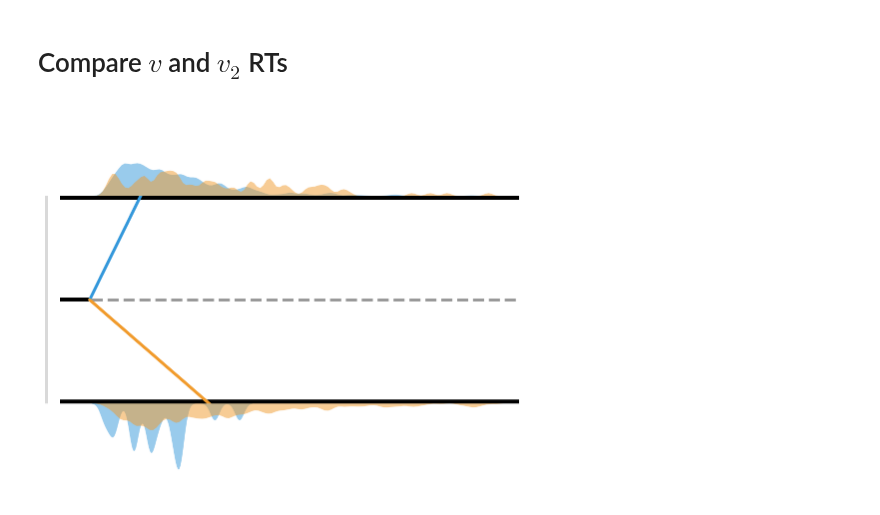
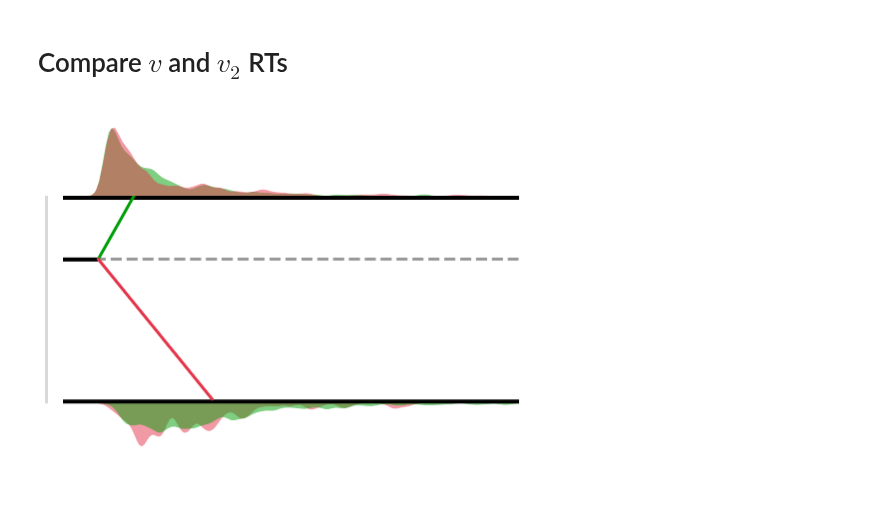
Before and after one commit to CoAxLab/AdaptiveDecisionMaking_2018, a Jupyter notebook: notebooks/Lab1 - SDT and DDM.ipynb, the cells around one changed output. Saved outputs shown, nothing was run; the diff lists cells and outputs as text; code cells hidden in the pictures.

```diff
--- a/notebooks/Lab1 - SDT and DDM.ipynb
+++ b/notebooks/Lab1 - SDT and DDM.ipynb
@@ -14,6 +14,7 @@ from IPython.display import display, Latex
 %matplotlib inline
 # from safaribook import safariplot as splot
 # splot.style('safari-day')
+sns.set(style='white', font_scale=1.3)
 # %% [markdown]
 # Signal Detection Theory
 # %%
@@ -58,14 +31,13 @@ def sim_ddm_trace(rProb, trace, parameters):
 # %%
-a = .15 # boundary height
-v = .24 # strong drift-rate
-v2 = -.12 # weak drift-rate for comparison
+a = .10 # boundary height
+v = .14 # strong drift-rate
 tr = .25 # nondecision time (in seconds)
 z = .5 # starting point ([0,1], fraction of a)
 
-dt = .001 # time step
+dt = .001 # time stepsize
 si = .1 # sigma (noise scalar)
-deadline = 1.75 # max decision time
+dx = si * np.sqrt(dt) # evidence stepsize (up/down)
+deadline = 1.75 # max decision time (in sec)
+ntrials = 1000 # number of trials to simulate
 
-ntrials = 750 # number of trials to simulate
-data = np.zeros((ntrials, 2)) # empty matrix Ntrials x 2 (cols for RT & Choice)
-data2 = np.zeros((ntrials, 2)) # empty matrix Ntrials x 2 (cols for RT & Choice)
+parameters = np.array([a, tr, v, z, si, dx, dt])
@@ -97,0 +74,13 @@ ax = vis.plot_ddm_sims(df2, parameters2, traces=trace2, plot_v=True)
+# %%
+a = .10 # boundary height
+tr = .25 # nondecision time (in seconds)
+z = .7 # starting point ([0,1], fraction of a)
+
+vSignal = .12 # drift-rate on signal trials
+vNoise = -.12 # drift-rate on noise-only trials
+
+sigParams = np.array([a, tr, vSignal, z, si, dx, dt])
+noiseParams = np.array([a, tr, vNoise, z, si, dx, dt])
+plist = [sigParams, noiseParams]
+# %%
+sdtData, traces = ddm.ddm_sim_yesno(plist, ntrials, deadline)
@@ -98,6 +100,6 @@ ax = vis.plot_ddm_sims(df2, parameters2, traces=trace2, plot_v=True)
 # %% [markdown]
 # Compare $v$ and $v_2$ RTs
 # %%
-ax = vis.compare_drift_effects([df, df2], [parameters, parameters2])
+ax = vis.compare_drift_effects(sdtData, plist)
 # %% [output]
-[figure, old version]
+[figure, new version]
```
Also changed, not shown: parts of 16 cells of this notebook, 3 other files.
